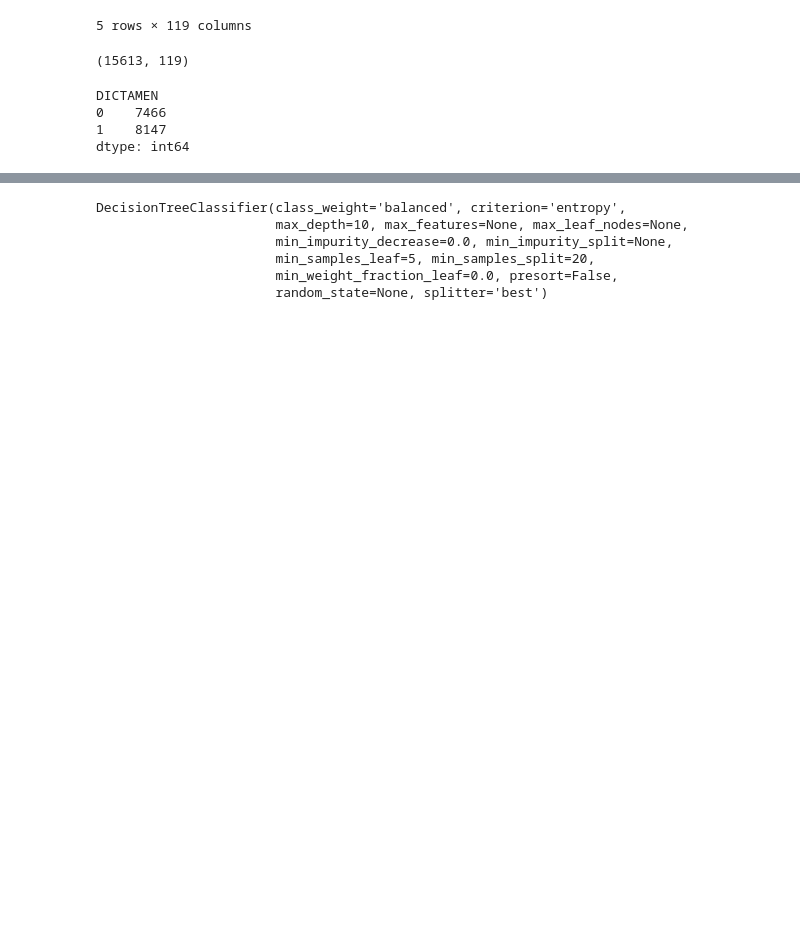
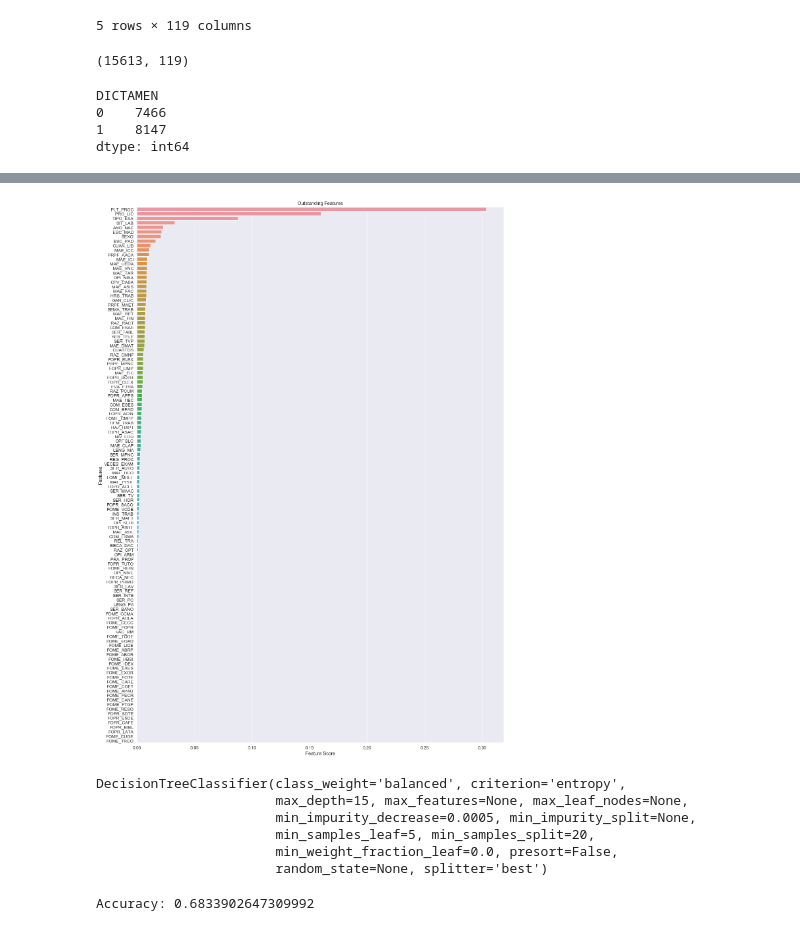
Before and after one commit to erickmx/ceneval, a Jupyter notebook: decision-tree/dt-revision.ipynb, the cells around one changed output, grey strips where cells are left out. Saved outputs shown, nothing was run; the diff lists cells and outputs as text; code cells hidden in the pictures; blank space fills up the shorter version.

```diff
--- a/decision-tree/dt-revision.ipynb
+++ b/decision-tree/dt-revision.ipynb
@@ -91,0 +88,13 @@ x_train = df.drop(["DICTAMEN"], axis=1).values
+# %%
+# Creating a bar plot
+plt.figure(figsize=(20,30))
+sb.set(font_scale=1.2)
+sb.barplot(x=feature_imp, y=feature_imp.index)
+
+# Labeling
+plt.xlabel('Feature Score')
+plt.ylabel('Features')
+plt.title("Outstanding Features")
+plt.show()
+# %% [output]
+[figure, added]
@@ -94,13 +110,15 @@ x_train = df.drop(["DICTAMEN"], axis=1).values
 decision_tree = tree.DecisionTreeClassifier(criterion='entropy',
     min_samples_split=20,
     min_samples_leaf=5,
-    max_depth = 10,
-    class_weight="balanced")
-decision_tree.fit(x_train, y_train)
+    max_depth = 15,
+    min_impurity_decrease=0.0005,
+    class_weight="balanced",
+    splitter="best")
+decision_tree.fit(X_train,y_train)
 # %% [output]
 DecisionTreeClassifier(class_weight='balanced', criterion='entropy',
-                       max_depth=10, max_features=None, max_leaf_nodes=None,
-                       min_impurity_decrease=0.0, min_impurity_split=None,
+                       max_depth=15, max_features=None, max_leaf_nodes=None,
+                       min_impurity_decrease=0.0005, min_impurity_split=None,
                        min_samples_leaf=5, min_samples_split=20,
                        min_weight_fraction_leaf=0.0, presort=False,
                        random_state=None, splitter='best')
@@ -107,3 +127,8 @@ DecisionTreeClassifier(class_weight='balanced', criterion='entropy',
+# %%
+# Decision Tree Accuracy
+print("Accuracy:", accuracy_score(y_test, y_pred))
+# %% [output]
+Accuracy: 0.6833902647309992
 # %%
 # Image tree (dot)
 with open(r"tree.dot", 'w') as f:
```
Also changed, not shown: parts of 17 cells of this notebook, 2 other files.
